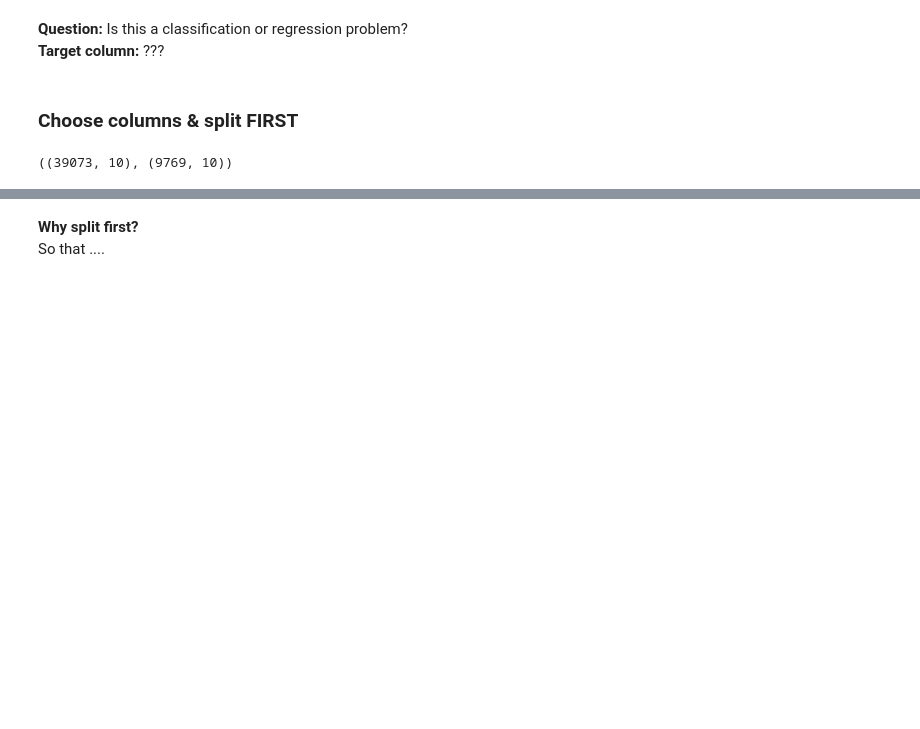
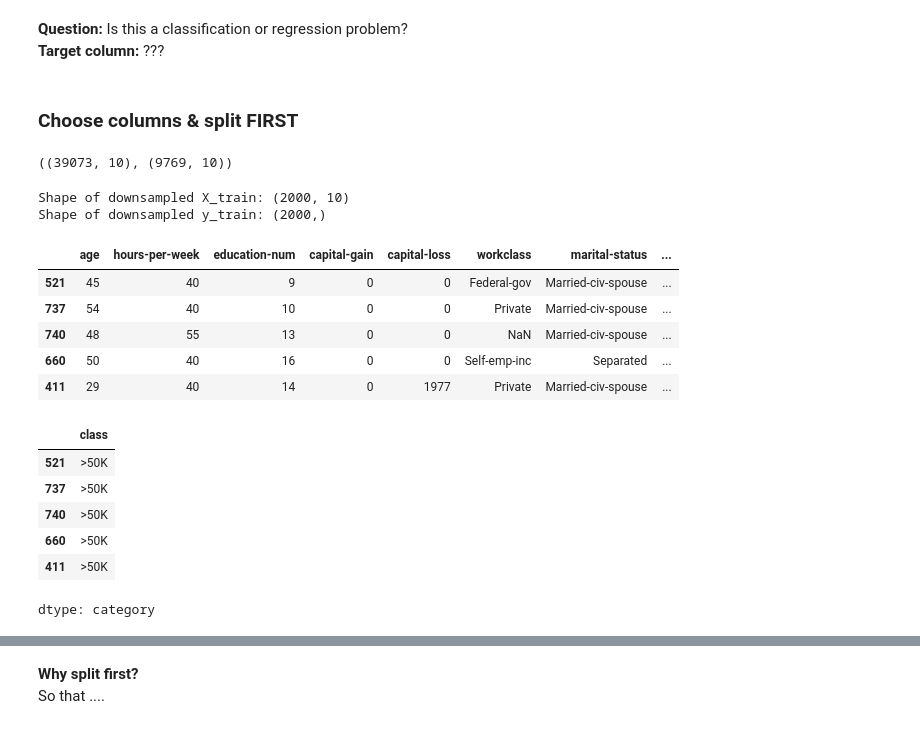
Before and after one commit to navinor/dl-survey-live-lab-2025, a Jupyter notebook: notebooks/01_baseline_support_vector_machine.ipynb, the cells around one changed output, grey strips where cells are left out. Cells and saved outputs as stored; diff of their text form; code cells hidden in the pictures; blank space fills up the shorter version.

```diff
--- a/notebooks/01_baseline_support_vector_machine.ipynb
+++ b/notebooks/01_baseline_support_vector_machine.ipynb
@@ -71,14 +67,3 @@ target_col = "class"
 
 use_cols = numeric_features + categorical_features + [target_col]
 df = df[use_cols].copy()
-
-# 3) Split FIRST (to avoid leakage)
-X = df.drop(columns=[target_col])
-y = df[target_col]
-
-X_train, X_test, y_train, y_test = train_test_split(
-    X, y, test_size=0.20, random_state=42, stratify=y
-)
-X_train.shape, X_test.shape
-# %% [output]
-((39073, 10), (9769, 10))
@@ -84,0 +72,64 @@ X_train.shape, X_test.shape
+# %%
+# 3) Split FIRST (to avoid leakage)
+X = df.drop(columns=[target_col])
+y = df[target_col]
+
+X_train, X_test, y_train, y_test = train_test_split(
+    X, y, test_size=0.20, random_state=42, stratify=y
+)
+X_train.shape, X_test.shape
+# %% [output]
+((39073, 10), (9769, 10))
+# %%
+# reset indices
+X_train_reset = X_train.reset_index(drop=True)
+y_train_reset = y_train.reset_index(drop=True)
+
+# select ballers/nonballers
+X_train_ballers = X_train_reset[y_train.reset_index(drop=True) == ">50K"]
+y_train_ballers = y_train_reset[y_train.reset_index(drop=True) == ">50K"]
+
+X_train_nonballers = X_train_reset[y_train.reset_index(drop=True) == "<=50K"] # select nonballers
+y_train_nonballers = y_train_reset[y_train.reset_index(drop=True) == "<=50K"]
+
+# concat X_train and y_train ballers and nonballers together
+train_ballers = pd.concat([X_train_ballers, y_train_ballers], axis=1)
+train_ballers_downsampled = resample(train_ballers, replace=False, n_samples=1000, random_state=42)
+
+train_nonballers = pd.concat([X_train_nonballers, y_train_nonballers], axis=1)
+train_nonballers_downsampled = resample(train_nonballers, replace=False, n_samples=1000, random_state=42)
+
+# downsample ballers and nonballers
+X_train_ballers_downsampled = train_ballers_downsampled.drop(columns=[target_col])
+y_train_ballers_downsampled = train_ballers_downsampled[target_col]
+
+X_train_nonballers_downsampled = train_nonballers_downsampled.drop(columns=[target_col])
+y_train_nonballers_downsampled = train_nonballers_downsampled[target_col]
+
+
+# Concatenate downsampled training data
+X_train_downsampled = pd.concat([X_train_ballers_downsampled, X_train_nonballers_downsampled])
+y_train_downsampled = pd.concat([y_train_ballers_downsampled, y_train_nonballers_downsampled])
+
+# Display the shapes of the downsampled training data
+print("Shape of downsampled X_train:", X_train_downsampled.shape)
+print("Shape of downsampled y_train:", y_train_downsampled.shape)
+
+display(X_train_downsampled.head())
+display(y_train_downsampled.head())
+# %% [output]
+Shape of downsampled X_train: (2000, 10)
+Shape of downsampled y_train: (2000,)
+|  | age | hours-per-week | education-num | capital-gain | capital-loss | workclass | marital-status | ... |
+| 521 | 45 | 40 | 9 | 0 | 0 | Federal-gov | Married-civ-spouse | ... |
+| 737 | 54 | 40 | 10 | 0 | 0 | Private | Married-civ-spouse | ... |
+| 740 | 48 | 55 | 13 | 0 | 0 | NaN | Married-civ-spouse | ... |
+| 660 | 50 | 40 | 16 | 0 | 0 | Self-emp-inc | Separated | ... |
+| 411 | 29 | 40 | 14 | 0 | 1977 | Private | Married-civ-spouse | ... |
+|  | class |
+| 521 | >50K |
+| 737 | >50K |
+| 740 | >50K |
+| 660 | >50K |
+| 411 | >50K |
+dtype: category
```
Also changed, not shown: parts of 16 cells of this notebook.
